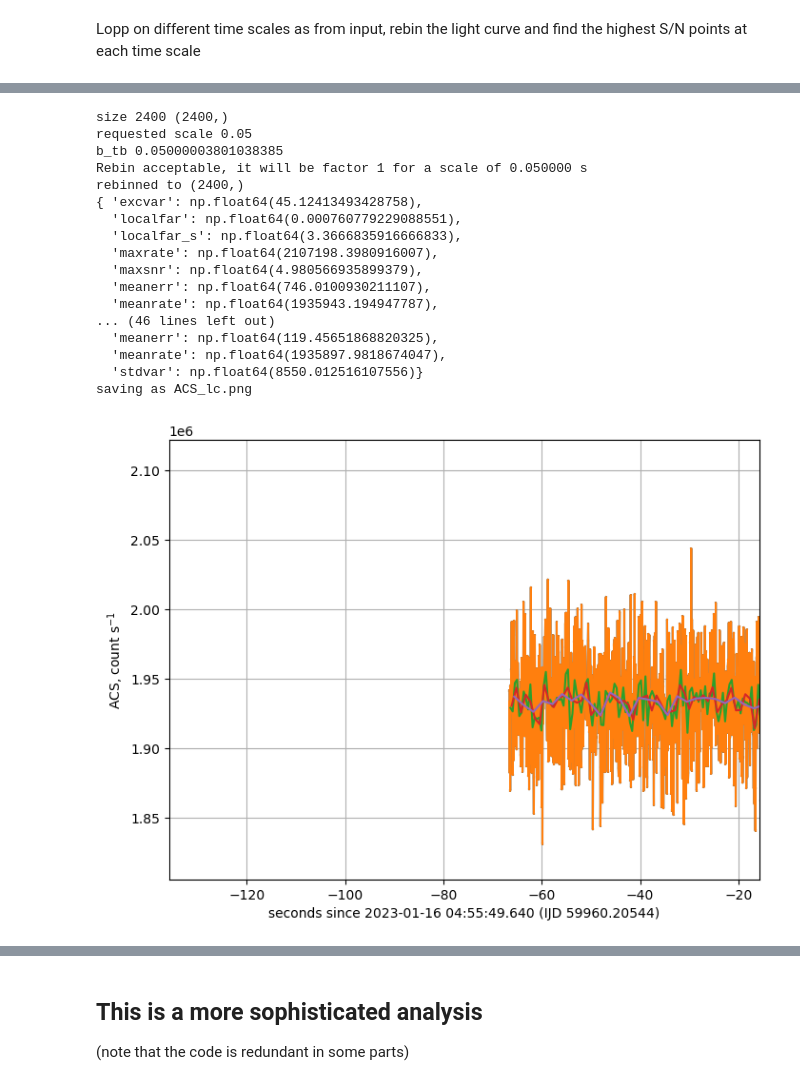
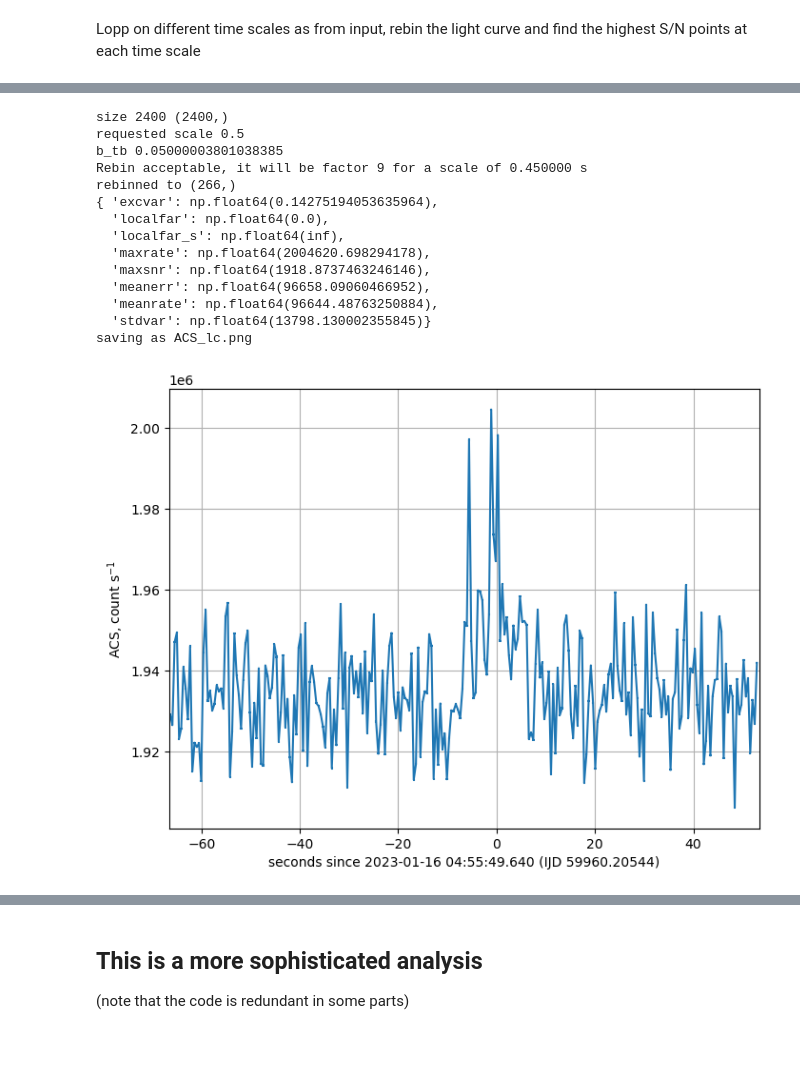
Before and after one commit to ferrigno/Maturita-2026, a Jupyter notebook: grb-detection.ipynb, the cells around one changed output, grey strips where cells are left out. Drawn from its saved outputs; the diff is of its cells as text; code cells hidden in the pictures; blank space fills up the shorter version.

```diff
--- a/grb-detection.ipynb
+++ b/grb-detection.ipynb
@@ -3,7 +3,7 @@
 # %%
 T1 = "2023-01-16T04:53:33.9" # http://odahub.io/ontology#StartTime
 T2 = "2023-01-16T04:56:33.9" # http://odahub.io/ontology#EndTime
-detection_time_scales = "0.05,0.1,0.5,1,2"
+detection_time_scales = "0.5"
 lc_time_scale = 0.05 # https://odahub.io/ontology#TimeIntervalSeconds
 background_age = 10 # oda:TimeIntervalSeconds
 min_sn = 5 # https://odahub.io/ontology#SignalToNoiseRatio
@@ -246,62 +241,59 @@ for ascale in [float(x) for x in detection_time_scales.split(",")]:
 
     # print(rebin(rel_s,nscale,True)[0:3], scale/4)
 
-    summary_scale['meanrate'] = np.mean(rate)
+    summary_scale['meanrate'] = bkg
     summary_scale['maxrate'] = np.max(rate)
     summary_scale['stdvar'] = np.std(rate)
-    summary_scale['meanerr'] = np.mean(rate_err**2)**0.5
+    summary_scale['meanerr'] = np.mean(rate_err**2+bkg_error**2)**0.5
     summary_scale['excvar'] = summary_scale['stdvar']/summary_scale['meanerr']
 
     summary_scale['maxsnr'] = np.max((rate-np.mean(rate))/rate_err/summary_scale['excvar'])
 
-    summary_scale['localfar'] = stats.norm.sf(summary_t have shapes (1000000,) and (524288,)scale['maxsnr'])*rate.shape[0]
+    summary_scale['localfar'] = stats.norm.sf(summary_scale['maxsnr'])*rate.shape[0]
 
     summary_scale['localfar_s'] = stats.norm.isf(summary_scale['localfar']/2.) if summary_scale['localfar']<1 else 0
 
     # add FAR spike here
 
     if 'best' not in lc_summary or summary_scale['localfar_s'] > lc_summary['best']['localfar_s']:
         lc_summary['best'] = dict(
             localfar_s = summary_scale['localfar_s'],
             scale = ascale,
         )
 
     pprint(summary_scale, indent=2)
 
 
 #tight_layout()
 plt.grid()
 
-plt.xlim(tstart_rel_seconds, tstop_rel_seconds)
+plt.xlim(rel_s.min(), rel_s.max())
 #plt.axhspan(0,10,alpha=0.2,color="red")
 #plt.axhspan(10,15,alpha=0.2,color="green")
 #plt.axhspan(15,20,alpha=0.2,color="blue")
 plt.ylabel("ACS, count s$^{-1}$")
 #ylim([0,50])
 plt.xlabel("seconds since %s (IJD %.10lg)"%(T0_utc, T0_mjd))
 
 fn="ACS_lc.png"
 plt.savefig(fn)
 print("saving as",fn)
 # %% [output]
 size 2400 (2400,)
-requested scale 0.05
+requested scale 0.5
 b_tb 0.05000003801038385
-Rebin acceptable, it will be factor 1 for a scale of 0.050000 s
-rebinned to (2400,)
-{ 'excvar': np.float64(45.12413493428758),
-  'localfar': np.float64(0.000760779229088551),
-  'localfar_s': np.float64(3.3666835916666833),
-  'maxrate': np.float64(2107198.3980916007),
-  'maxsnr': np.float64(4.980566935899379),
-  'meanerr': np.float64(746.0100930211107),
-  'meanrate': np.float64(1935943.194947787),
-... (46 lines left out)
-  'meanerr': np.float64(119.45651868820325),
-  'meanrate': np.float64(1935897.9818674047),
-  'stdvar': np.float64(8550.012516107556)}
+Rebin acceptable, it will be factor 9 for a scale of 0.450000 s
+rebinned to (266,)
+{ 'excvar': np.float64(0.14275194053635964),
+  'localfar': np.float64(0.0),
+  'localfar_s': np.float64(inf),
+  'maxrate': np.float64(2004620.698294178),
+  'maxsnr': np.float64(1918.8737463246146),
+  'meanerr': np.float64(96658.09060466952),
+  'meanrate': np.float64(96644.48763250884),
+  'stdvar': np.float64(13798.130002355845)}
 saving as ACS_lc.png
-[figure, old version]
+[figure, new version]
 # %%
 pprint(lc_summary, indent=2)
 # %% [output]
```
Also changed, not shown: parts of 3 cells of this notebook.
